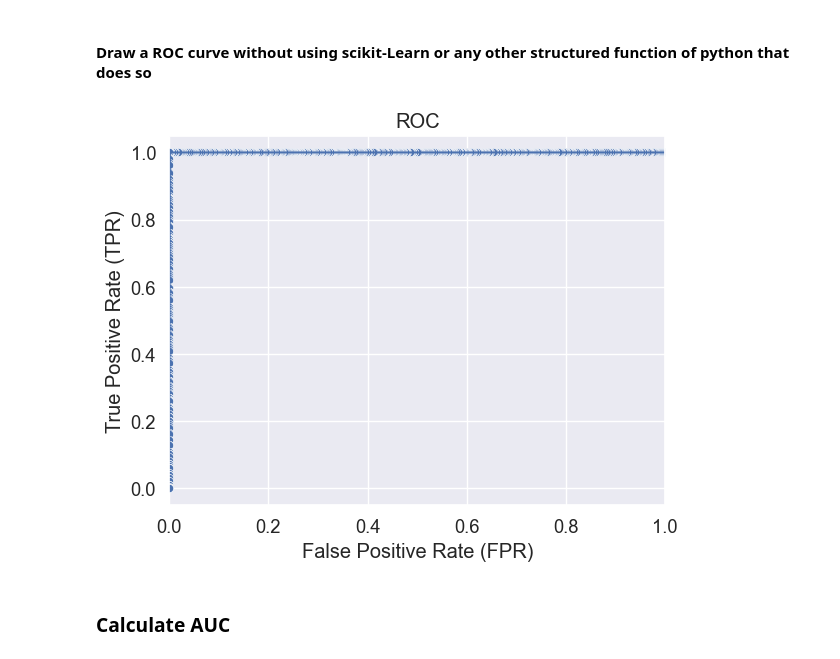
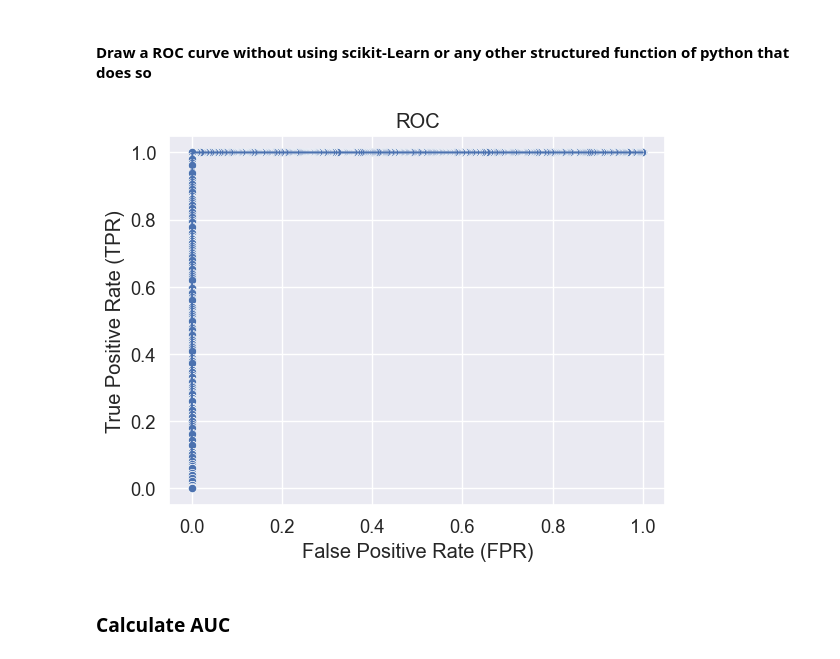
Before and after one commit to ronTohar1/CV_training, a Jupyter notebook: data_science/1_metrics/cancer.ipynb, the cells around one changed output. Saved outputs shown, nothing was run; the diff lists cells and outputs as text; code cells hidden in the pictures.

```diff
--- a/data_science/1_metrics/cancer.ipynb
+++ b/data_science/1_metrics/cancer.ipynb
@@ -135,15 +135,15 @@ FPR = threshold_TPR_FPR[:,1]
 # %%
 ax = sns.scatterplot(x=FPR, y=TPR)
 sns.lineplot(x=FPR, y=TPR)
 
 ax.set_title("ROC")
 ax.set_ylabel("True Positive Rate (TPR)")
 ax.set_xlabel("False Positive Rate (FPR)")
-ax.set_xlim(0,1)
+# ax.set_xlim(0,1)
 
 plt.show()
 # %% [output]
-[figure, old version]
+[figure, new version]
 # %% [markdown]
 ### Calculate AUC
 # %%
```
Also changed, not shown: 3 other files.
